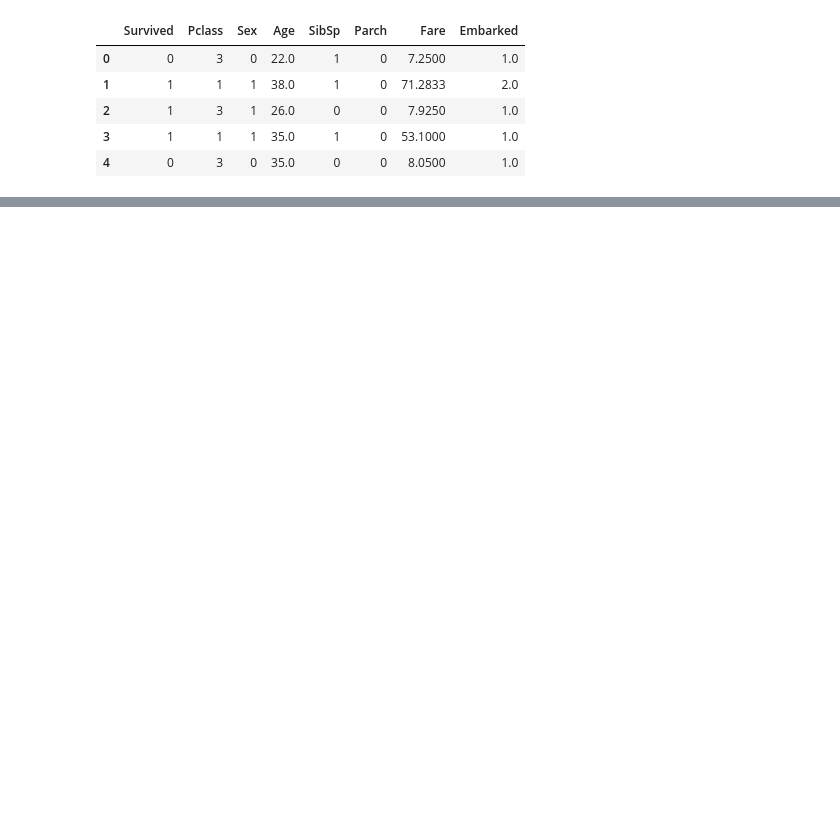
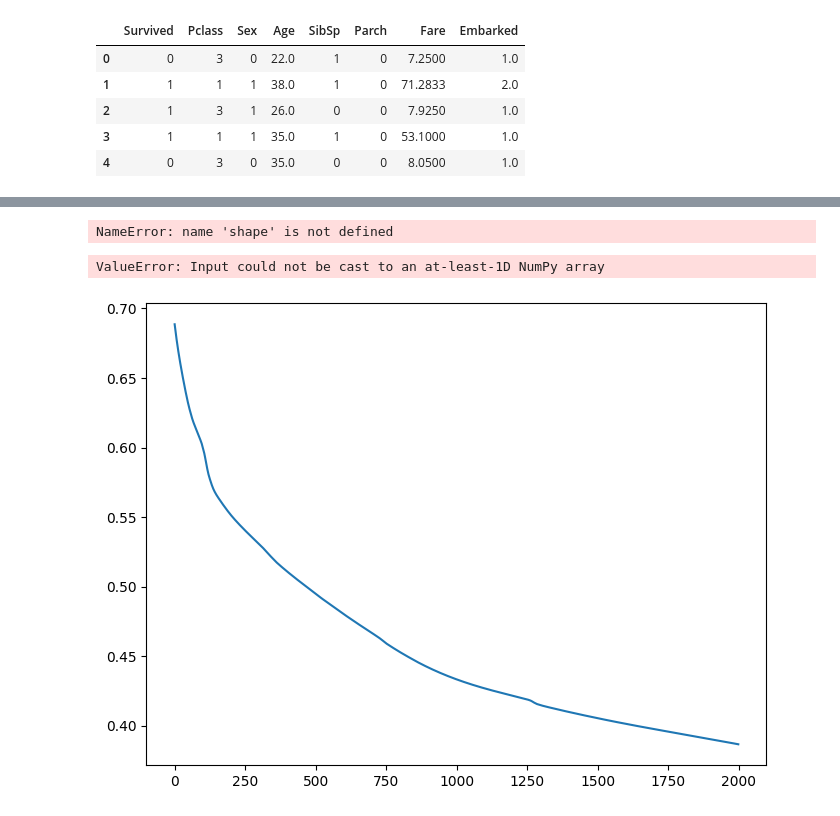
Before and after one commit to Shah-fahadml33/BackPropigation-and-MLP, a Jupyter notebook: MLP/Testing.ipynb, the cells around one changed output, grey strips where cells are left out. Saved outputs shown, nothing was run; the diff lists cells and outputs as text; code cells hidden in the pictures; blank space fills up the shorter version.

```diff
--- a/MLP/Testing.ipynb
+++ b/MLP/Testing.ipynb
@@ -147,0 +111,3 @@ plt.show()
+# %%
+model3=MLP(7,10,1)
+optim2=AdamW(model3)
@@ -147,0 +124,2 @@ plt.show()
+# %%
+losses=train(model3,x_train,y_train,epochs=2000,optimizer=optim2)
@@ -147,0 +147,2 @@ plt.show()
+# %%
+test_loses=test(model3,x_test,y_test)
@@ -147,0 +167,14 @@ plt.show()
+# %%
+test_loses=list(test_loses)
+# %%
+shape
+# %% [output]
+NameError: name 'shape' is not defined
+# %%
+import matplotlib.pyplot as plt
+plt.figure(figsize=(8,6))
+plt.plot(losses)
+plt.plot(test_loses)
+# %% [output]
+ValueError: Input could not be cast to an at-least-1D NumPy array
+[figure, added]
```
Also changed, not shown: parts of 8 cells of this notebook, 5 other files.
